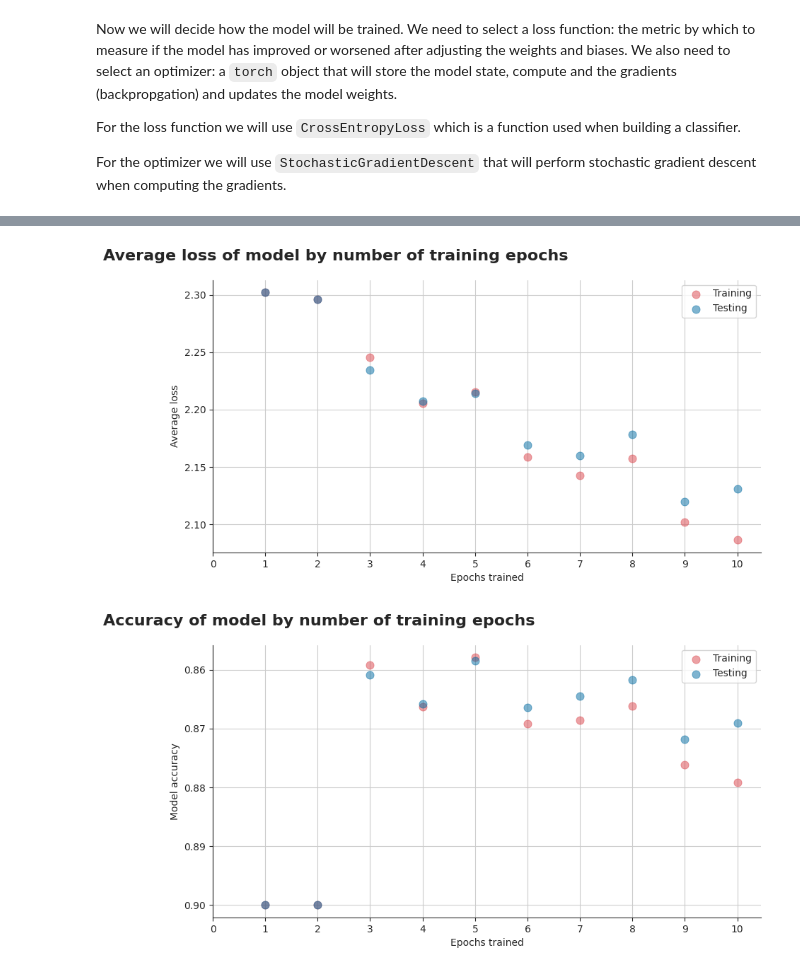
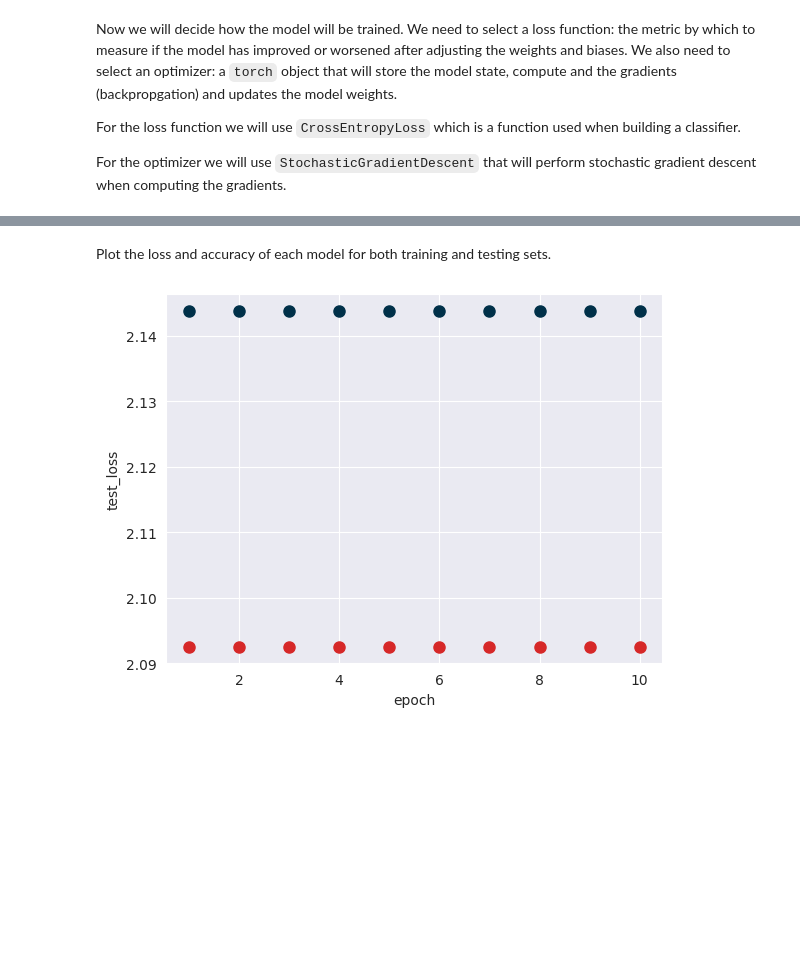
Before and after one commit to gmadigan/image-classification_animals, a Jupyter notebook: notebooks/02_cnn-model-training-evaluation.ipynb, the cells around one changed output, grey strips where cells are left out. Drawn from its saved outputs; the diff is of its cells as text; code cells hidden in the pictures; blank space fills up the shorter version.

```diff
--- a/notebooks/02_cnn-model-training-evaluation.ipynb
+++ b/notebooks/02_cnn-model-training-evaluation.ipynb
@@ -320,7 +408,7 @@ def FitModel(dataloader, model, loss_fn, optimizer, epoch):
 
         # Incriment the total and running losses
         total_loss += loss.item()/len(dataloader)
-        running_loss += loss.item()/50
+        running_loss += loss.item()/100
 
         # Compute the gradients of the loss function
         # by back-propagating each operation performed by the model
@@ -330,8 +418,8 @@ def FitModel(dataloader, model, loss_fn, optimizer, epoch):
         optimizer.step()
 
         # For tracking progress every 2000 mini-batches
-        if minibatch % 50 == 49:
-            print(f'epoch: {epoch+1} | mini-batch: {minibatch+1} of {len(dataloader)} | loss: {running_loss / 50}')
+        if minibatch % 100 == 99:
+            print(f'epoch: {epoch+1} | mini-batch: {minibatch+1}/{len(dataloader)} | loss: {running_loss / 100}')
 
             # Reset the running loss
             running_loss = 0.0
@@ -515,5 +601,5 @@ ImageClassifier(
 # %%
-# Evaluation loop - can be used on any dataset
+# Evaluation for a single epoch
 def EvaluateModel(dataloader, model, loss_fn, epoch):
 
     total_loss = 0.0
@@ -550,11 +636,11 @@ def EvaluateModel(dataloader, model, loss_fn, epoch):
             accuracy = accuracy_metric(predictions, targets)
 
             # compute the confusion matrix for this batch
-            confusion_matrix = confusion_metric(predictions, targets.long())
+            confusion_matrix = cm_metric(predictions, targets.long())
 
             # For tracking progress every 2000 mini-batches
             if minibatch % 50 == 49:
-                print(f'epoch: {epoch+1} | mini-batch: {minibatch+1} of {len(dataloader)} | loss: {running_loss / 50}')
+                print(f'epoch: {epoch+1} | mini-batch: {minibatch+1}/{len(dataloader)} | loss: {running_loss / 50}')
 
                 # Reset the running loss
                 running_loss = 0.0
@@ -710,54 +798,16 @@ epoch: 5 | mini-batch: 600 of 1309 | loss: 0.04417488641738892
 Testing epoch 6
 <All keys matched successfully>
 ... (9 outputs left out)
-# %%
-# Plot average loss per training epoch in training and testing data
-
-# Set seaborn style
-sns.set_style('whitegrid')
-
-# Define color mapping
-color_map = {'red': '#DB444B',
-             'blue': '#006BA2',
-             'green': '#379A8B',
-             'magenta': '#D23EBC',
-             'cyan': '#3EBCD2',
-             'yellow': '#EBB434',
-             'purple': '#9A607F',
-             'olive': '#B4BA39',
-             'gold': '#D1B07C',
-             'gray': '#758D99',
-            }
-
-sns.set_style('ticks')
-fig, ax = plt.subplots(1, figsize=(10,5))
-sns.scatterplot(x=epochs, y=train_losses, color=color_map['red'], label="Training", alpha=0.5, edgecolor=None, s=64, zorder=3)
-sns.scatterplot(x=epochs, y=test_losses, color=color_map['blue'], label="Testing", alpha=0.5, edgecolor=None, s=64, zorder=3)
-ax.set_title("Average loss of model by number of training epochs", weight='bold', fontsize=16, loc='left', pad=20, x=-0.2)
-ax.set_xlabel("Epochs trained")
-ax.set_ylabel("Average loss")
-ax.locator_params(axis='y', nbins=6)
-ax.set_xticks(np.linspace(0, 10, 11).astype(int))
-ax.grid()
-ax.spines[['right','top']].set_visible(False)
-ax.legend();
-# %% [output]
-[figure, removed]
-# %%
-# Plot model accuracy in training and testing data
-
-sns.set_style('ticks')
-fig, ax = plt.subplots(1, figsize=(10,5))
-sns.scatterplot(x=epochs, y=train_accuracy, color=color_map['red'], label="Training", alpha=0.5, edgecolor=None, s=64, zorder=3)
-sns.scatterplot(x=epochs, y=test_accuracy, color=color_map['blue'], label="Testing", alpha=0.5, edgecolor=None, s=64, zorder=3)
-ax.set_title("Accuracy of model by number of training epochs", weight='bold', fontsize=16, loc='left', pad=20, x=-0.2)
-ax.set_xlabel("Epochs trained")
-ax.set_ylabel("Model accuracy")
-ax.locator_params(axis='y', nbins=6)
-#ax.set_ylim([0.99999,1.00001])
-ax.set_xticks(np.linspace(0, 10, 11).astype(int))
-ax.grid()
-ax.spines[['right','top']].set_visible(False)
-ax.legend();
-# %% [output]
-[figure, removed]
+# %% [markdown]
+Plot the loss and accuracy of each model for both training and testing sets.
+# %%
+df_eval = pd.DataFrame({'epoch': epochs, 'train_accuracy': train_accuracy, 'test_accuracy': test_accuracy, 'train_loss': train_loss, 'test_loss': test_loss})
+# %%
+# Plot the average loss per epoch
+ax1 = df_eval.plot(kind='scatter', x='epoch', y='train_loss', color=my_palette[0], s=64)
+ax2 = df_eval.plot(kind='scatter', x='epoch', y='test_loss', color=my_palette[1], s=64, ax=ax1)
+
+# Save figure
+plt.savefig(os.path.join(FIGURE_PATH,'model-eval-loss.pdf'), bbox_inches='tight');
+# %% [output]
+[figure, added]
```
Also changed, not shown: parts of 30 cells of this notebook.
